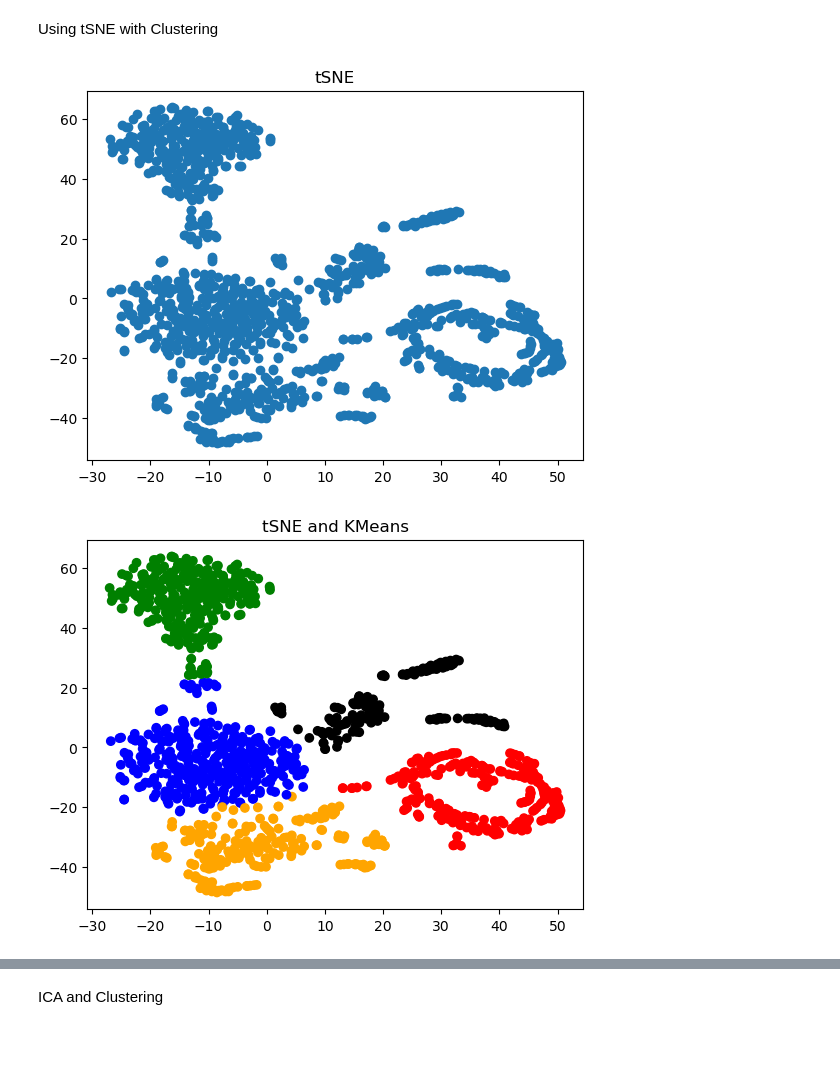
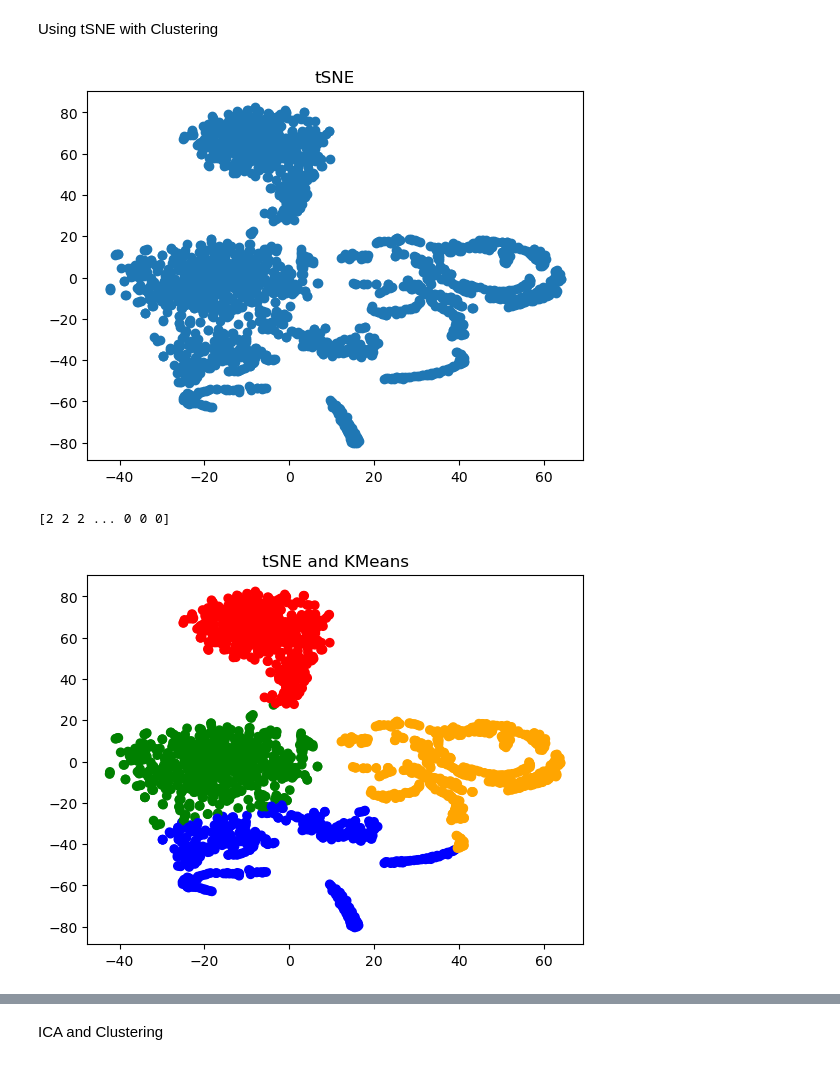
Before and after one commit to KyleTerrito/CHE4230HW, a Jupyter notebook: che4230_hw/Project Stuff/source_code.ipynb, the cells around one changed output, grey strips where cells are left out. Cells and saved outputs as stored; diff of their text form; code cells hidden in the pictures.

```diff
--- a/che4230_hw/Project Stuff/source_code.ipynb
+++ b/che4230_hw/Project Stuff/source_code.ipynb
@@ -88,0 +75,4 @@ array([[-1.67145683,  0.23967528, -0.76258687, ..., -0.4173564 ,
+# %%
+scaler = StandardScaler().fit(df)
+df_scaled = scaler.transform(df)
+df_scaled
@@ -152,28 +145,30 @@ Need to figure out meanshift and dbscan (or other methods)
 Using tSNE with Clustering
 # %%
 #using tSNE
-tsne = TSNE(n_components = 2)
+tsne = TSNE(n_components = 2,learning_rate = 750, init = 'random')
 df_tsne = tsne.fit_transform(df_scaled)
 
 plt.scatter(df_tsne[:,0], df_tsne[:,1])
 plt.title("tSNE")
 plt.show()
 # %% [output]
-[figure, old version]
+[figure, new version]
 # %%
 #tSNE and KMEANS
-tsne_kmean_model = KMeans(n_clusters = 5)
+tsne_kmean_model = KMeans(n_clusters = 4)
 tsne_kmean_model.fit(df_tsne)
 tsne_kmean_labels = tsne_kmean_model.labels_
 centroids = tsne_kmean_model.cluster_centers_
+print(tsne_kmean_labels)
 
 # colors for plotting
-colors = ['blue', 'red', 'green', 'orange', 'black', 'brown']
+colors = ['blue', 'red', 'green', 'orange', 'black', 'brown','teal','silver', 'yellow','purple','pink']
 # assign a color to each features (note that we are using features as target)
 features_colors = [ colors[tsne_kmean_labels[i]] for i in range(len(df_tsne)) ]
 
 plt.scatter(df_tsne[:,0], df_tsne[:,1],c=features_colors,marker='o')
 plt.title("tSNE and KMeans")
 plt.show()
 # %% [output]
+[2 2 2 ... 0 0 0]
-[figure, old version]
+[figure, new version]
```
Also changed, not shown: parts of 31 cells of this notebook, 2 other files.
